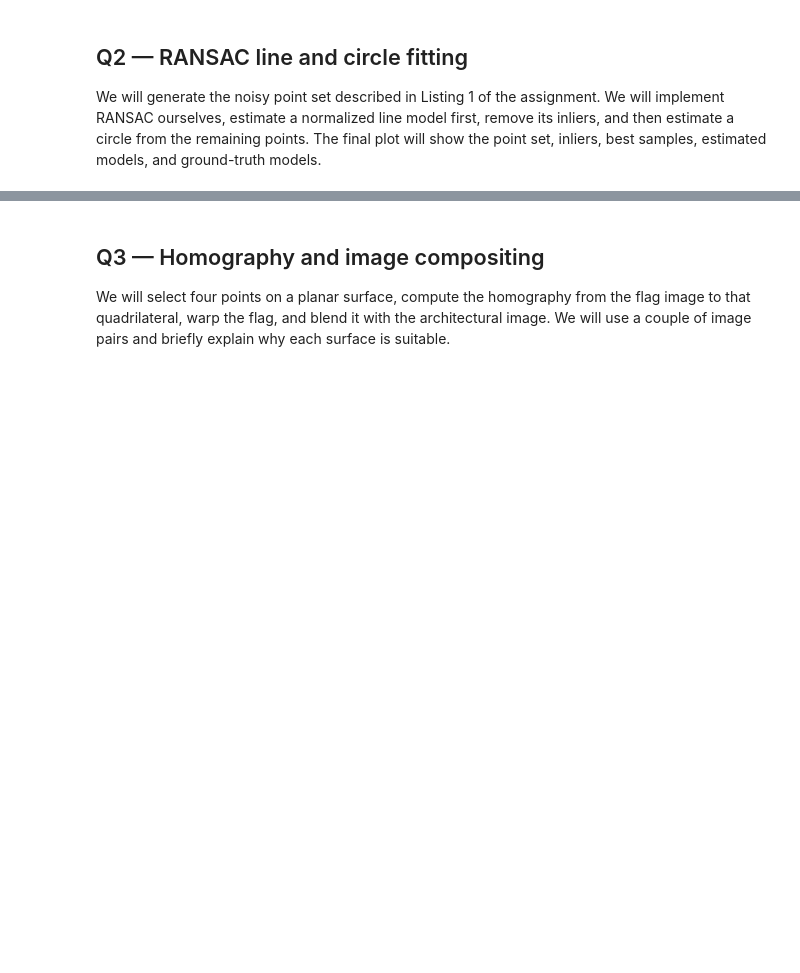
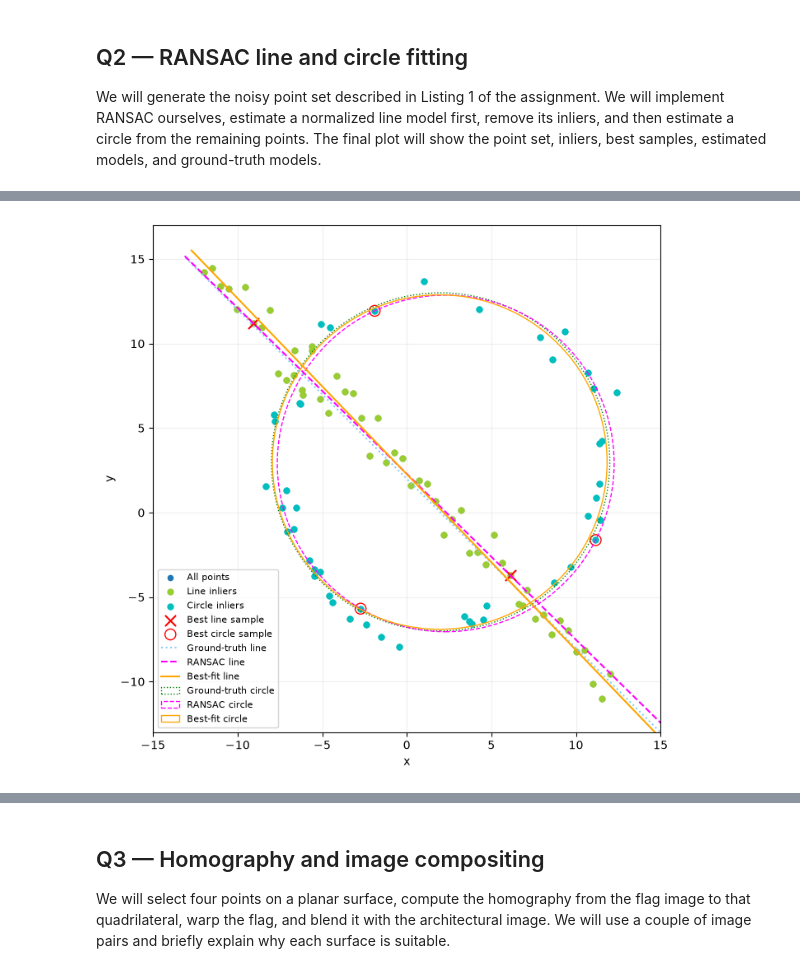
Before and after one commit to Abdul-Rahman-bme/EN3160-Image-processing-and-Machine-Vision, a Jupyter notebook: Assignment_02/230507R_EN3160_A02.ipynb, the cells around one changed output, grey strips where cells are left out. Saved outputs shown, nothing was run; the diff lists cells and outputs as text; code cells hidden in the pictures; blank space fills up the shorter version.

```diff
--- a/Assignment_02/230507R_EN3160_A02.ipynb
+++ b/Assignment_02/230507R_EN3160_A02.ipynb
@@ -70,0 +305,57 @@ We will generate the noisy point set described in Listing 1 of the assignment. W
+# %%
+
+# Draw the fitted models and compare them with the original points
+def draw_line(ax, model, label, color, style="-"):
+    a, b, d = model
+    normal = np.array([a, b])
+    point = d * normal
+    direction = np.array([-b, a])
+    t = np.linspace(-20, 20, 100)
+    line = point + t[:, None]*direction
+    ax.plot(line[:, 0], line[:, 1], color=color,
+            linestyle=style, label=label)
+
+
+def draw_circle(ax, model, label, color, style="-"):
+    cx, cy, r = model
+    ax.add_patch(Circle((cx, cy), r, fill=False,
+                        color=color, linestyle=style, label=label))
+
+
+fig, ax = plt.subplots(figsize=(8, 8))
+
+ax.scatter(X[:, 0], X[:, 1], s=20, label="All points")
+ax.scatter(X[line_inliers, 0], X[line_inliers, 1],
+           s=25, color="yellowgreen", label="Line inliers")
+ax.scatter(circle_points[:, 0], circle_points[:, 1],
+           s=25, color="c", label="Circle inliers")
+
+ax.scatter(best_line_sample[:, 0], best_line_sample[:, 1],
+           marker="x", s=90, color="red", label="Best line sample")
+ax.scatter(best_circle_sample[:, 0], best_circle_sample[:, 1],
+           marker="o", s=90, facecolors="none",
+           edgecolors="red", label="Best circle sample")
+
+# Sample-based and refined lines
+line_gt = np.array([1/np.sqrt(2), 1/np.sqrt(2), 2/np.sqrt(2)])
+draw_line(ax, line_gt, "Ground-truth line", "lightskyblue", ":")
+draw_line(ax, best_line_sample_model, "RANSAC line", "magenta", "--")
+draw_line(ax, best_fit_line, "Best-fit line", "orange")
+
+# Sample-based and refined circles
+draw_circle(ax, [x0_gt, y0_gt, r_gt],
+            "Ground-truth circle", "green", ":")
+draw_circle(ax, best_circle_sample_model,
+            "RANSAC circle", "magenta", "--")
+draw_circle(ax, best_fit_circle, "Best-fit circle", "orange")
+
+ax.set_xlim(-15, 15)
+ax.set_ylim(-13, 17)
+ax.set_aspect("equal", adjustable="box")
+ax.set_xlabel("x")
+ax.set_ylabel("y")
+ax.grid(True, alpha=0.2)
+ax.legend(fontsize=8)
+plt.show()
+# %% [output]
+[figure, added]
```
Also changed, not shown: parts of 7 cells of this notebook.
